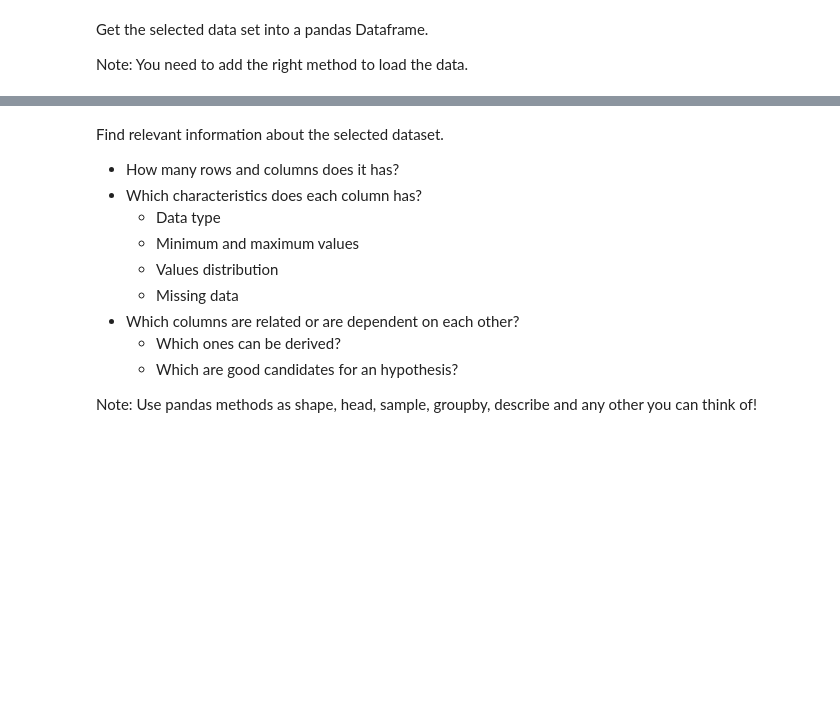
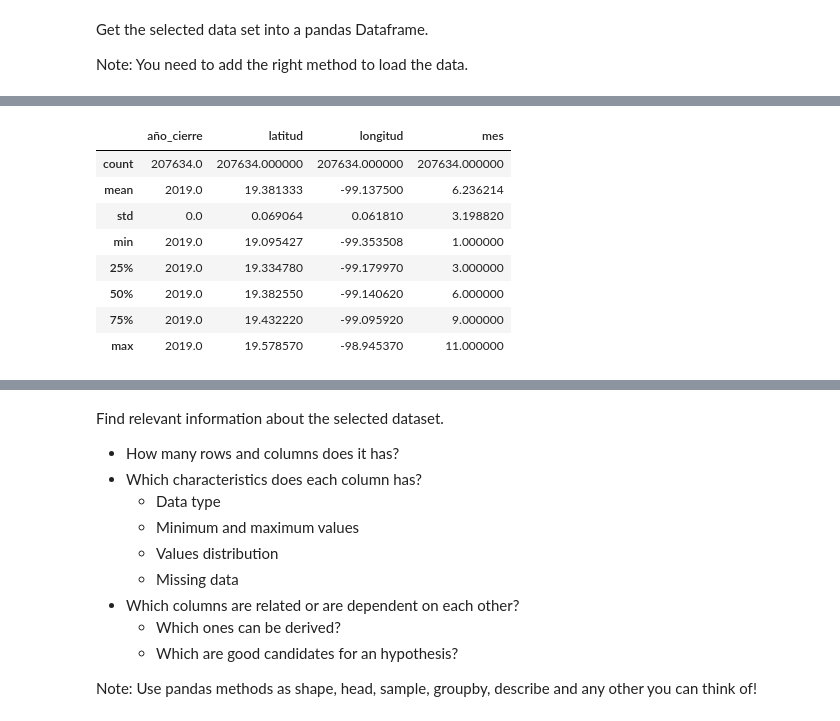
Before and after one commit to c7sanch/capstone-Carolina, a Jupyter notebook: capstone.ipynb, the cells around one changed output, grey strips where cells are left out. Saved outputs shown, nothing was run; the diff lists cells and outputs as text; code cells hidden in the pictures; blank space fills up the shorter version.

```diff
--- a/capstone.ipynb
+++ b/capstone.ipynb
@@ -28,0 +47,13 @@ df = pd.read_clipboard()
+# %%
+#Understanding the characteristics of each column
+accidents.describe()
+# %% [output]
+|  | año_cierre | latitud | longitud | mes |
+| count | 207634.0 | 207634.000000 | 207634.000000 | 207634.000000 |
+| mean | 2019.0 | 19.381333 | -99.137500 | 6.236214 |
+| std | 0.0 | 0.069064 | 0.061810 | 3.198820 |
+| min | 2019.0 | 19.095427 | -99.353508 | 1.000000 |
+| 25% | 2019.0 | 19.334780 | -99.179970 | 3.000000 |
+| 50% | 2019.0 | 19.382550 | -99.140620 | 6.000000 |
+| 75% | 2019.0 | 19.432220 | -99.095920 | 9.000000 |
+| max | 2019.0 | 19.578570 | -98.945370 | 11.000000 |
```
Also changed, not shown: parts of 13 cells of this notebook.
